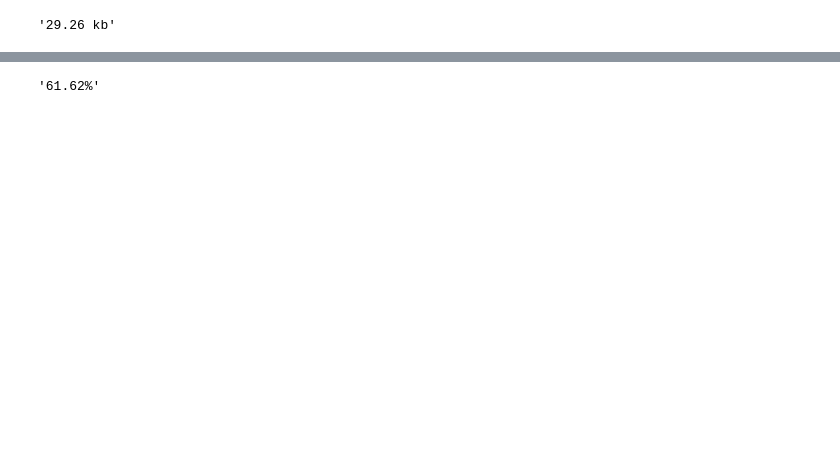
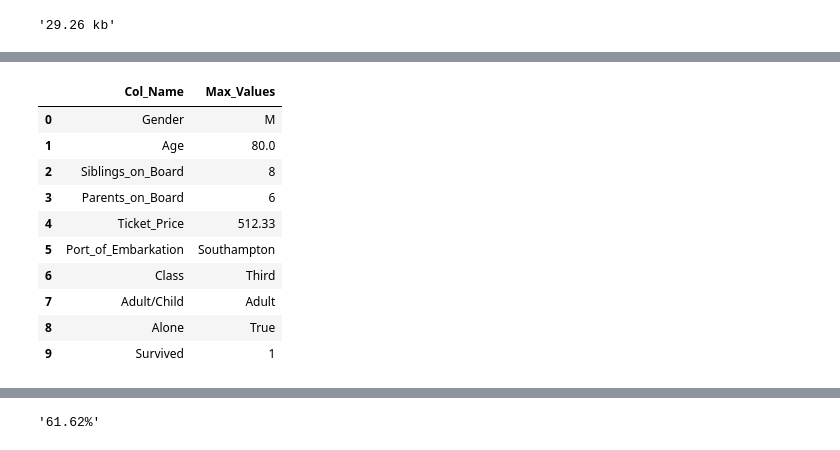
Before and after one commit to Abigor111/SunTzu, a Jupyter notebook: examples/MetadataFunctions.ipynb, the cells around one changed output, grey strips where cells are left out. Cells and saved outputs as stored; diff of their text form; code cells hidden in the pictures; blank space fills up the shorter version.

```diff
--- a/examples/MetadataFunctions.ipynb
+++ b/examples/MetadataFunctions.ipynb
@@ -777,0 +835,30 @@ def get_unique_values_count(self, col):
+# %%
+def get_col_max_value(self, col, output=True):
+    if self[col].dtype != "category" and self[col].dtype != "bool":
+        value = self[col].max()
+        if output:
+            print(f"The maximum value in {col} is {value}")
+        return value
+    else:
+        value = self[col].value_counts().idxmax()
+        if output:
+            number = get_col_max_value_count(self, col)
+            print(f"The most common value in {col} is {value} and the number of ocurrences is {number}")
+        return value
+# %%
+def get_max_values(self, show_df=False):
+    return loop_to_col_info(self, func=get_col_max_value, new_col_name="Max_Values", show_df= show_df)
+# %%
+get_max_values(df, show_df=True)
+# %% [output]
+|  | Col_Name | Max_Values |
+| 0 | Gender | M |
+| 1 | Age | 80.0 |
+| 2 | Siblings_on_Board | 8 |
+| 3 | Parents_on_Board | 6 |
+| 4 | Ticket_Price | 512.33 |
+| 5 | Port_of_Embarkation | Southampton |
+| 6 | Class | Third |
+| 7 | Adult/Child | Adult |
+| 8 | Alone | True |
+| 9 | Survived | 1 |
```
Also changed, not shown: parts of 42 cells of this notebook.
